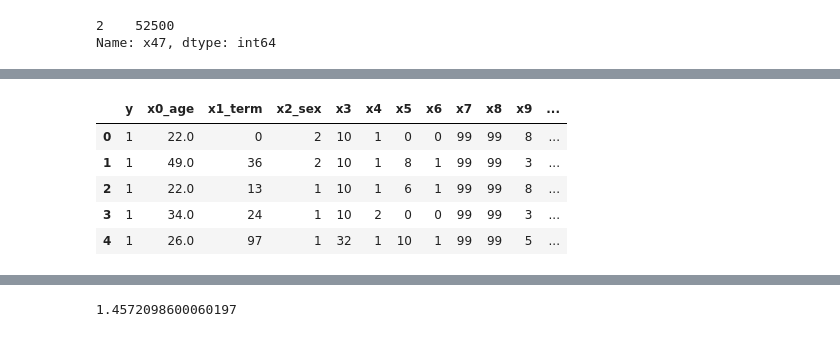
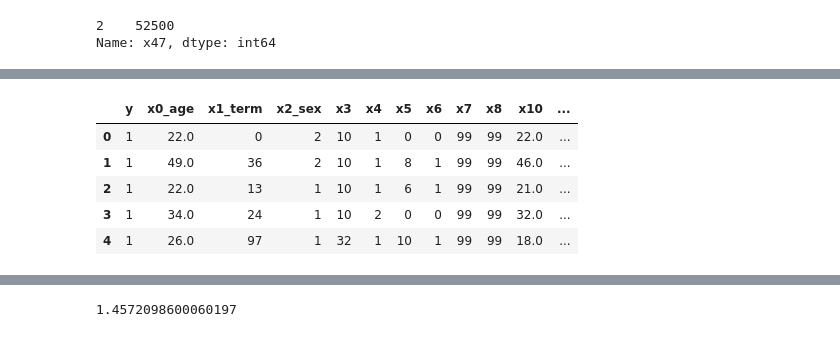
Before and after one commit to tk-tatsuro/data-science, a Jupyter notebook: bainary_classification/binary_classification.ipynb, the cells around one changed output, grey strips where cells are left out. Saved outputs shown, nothing was run; the diff lists cells and outputs as text; code cells hidden in the pictures.

```diff
--- a/bainary_classification/binary_classification.ipynb
+++ b/bainary_classification/binary_classification.ipynb
@@ -1388,0 +1376,7 @@ df_proc
+# %%
+# one hot encoding
+df_proc = pd.get_dummies(df_proc, columns=['x9'])
+df_proc
+# df_onehot = df_proc.copy()
+# df_onehot = pd.get_dummies(df_onehot, columns=['x9'])
+# df_onehot
@@ -1884,7 +1892,7 @@ Name: x72, dtype: int64
 # %%
 # x14,x18,x19,x21,x22,x23,x27,x28,x29,x30,x31,x33,x34,x35,x36,x37,x38,x40,'x49',x72、以外
 # %%
-# drop_col = ['x14','x18','x19','x21','x22','x23','x27','x28','x29','x30','x31','x33','x34','x35','x36','x37','x38','x40','x49','x72']
+drop_col = ['x14','x18','x19','x21','x22','x23','x27','x28','x29','x30','x31','x33','x34','x35','x36','x37','x38','x40','x49','x72']
 df_spray = df_proc.drop(drop_col, axis=1)
-# df_spray
+df_spray.columns
 # 残しても精度に影響が出ないため、削除する
@@ -3266,7 +3295,7 @@ from sklearn.feature_selection import VarianceThreshold
 sel = VarianceThreshold(threshold=0)
 print(train_X.shape) # 全項目
 X_train = train_X.copy()
-sel.fit(X_train)
+sel.fit(X_train) # 分散0の項目を排除
 print(sum(sel.get_support())) # 非該当項目
 X_train = X_train.loc[:, sel.get_support()]
 print(X_train.shape) # 非該当項目
@@ -3275,6 +3304,7 @@ X_train_diff = train_X.drop(columns=X_train)
 print(X_train_diff.columns) # 該当項目
 # 下記も削除対象とする
 cols =['x46', 'x48', 'x50', 'x51'] # 'x47'残す
-df_label = df_label.drop(columns=cols)
-df_label
+df_zero = df_label.copy()
+df_zero = df_zero.drop(columns=cols)
+df_zero
 # %% [output]
@@ -3340,10 +3378,10 @@ Name: x47, dtype: int64
 # %%
 from sklearn.decomposition import PCA
 pca = PCA()
-pca.fit(df_label)
-feature = pca.transform(df_label)
-# pd.DataFrame(feature, columns=["{0}".format(x) for x in df_label.columns]).head()
-df_pca = pd.DataFrame(pca.explained_variance_ratio_, index=["{}".format(x) for x in df_label.columns])
+pca.fit(df_zero)
+feature = pca.transform(df_zero)
+# pd.DataFrame(feature, columns=["{0}".format(x) for x in df_zero.columns]).head()
+df_pca = pd.DataFrame(pca.explained_variance_ratio_, index=["{}".format(x) for x in df_zero.columns])
 df_pca.sort_values(0, ascending=False).head(10)
 # %% [output]
 |  | 0 |
@@ -3360,35 +3398,35 @@ df_pca.sort_values(0, ascending=False).head(10)
 # %%
 # 手あたり次第に作ってみて、影響度見て削る
 # x0_age   x10
 # x5       　　x6
 # x59      x67
 # x59      x68
 # x60      x61 ←x61削除済
 # x60      x65 ←x65削除済
 # x60      x66 ←x66削除済
 # x61      x65 ←x65削除済
 # x61      x66 ←x66削除済
 # x62      x71
 # x63      x64
 # x65      x66
 # x69      x70 ←x70削除済
 
-df_add = df_label.copy()
-# df_add['x73'] = (df_add['x0_age'] + df_add['x10'])/2
-# df_add['x74'] = (df_add['x5'] + df_add['x6'])/2
-# df_add['x75'] = (df_add['x59'] + df_add['x67'])/2
-# df_add['x76'] = (df_add['x59'] + df_add['x68'])/2
-# df_add['x77'] = (df_add['x62'] + df_add['x71'])/2
-# df_add['x78'] = (df_add['x63'] + df_add['x64'])/2
+df_add = df_zero.copy()
+df_add['x73'] = (df_add['x0_age'] + df_add['x10'])/2
+df_add['x74'] = (df_add['x5'] + df_add['x6'])/2
+df_add['x75'] = (df_add['x59'] + df_add['x67'])/2
+df_add['x76'] = (df_add['x59'] + df_add['x68'])/2
+df_add['x77'] = (df_add['x62'] + df_add['x71'])/2
+df_add['x78'] = (df_add['x63'] + df_add['x64'])/2
 # 生成したが効果がなかったため、生成しない
 df_add.head()
 # %% [output]
-|  | y | x0_age | x1_term | x2_sex | x3 | x4 | x5 | x6 | x7 | x8 | x9 | ... |
-| 0 | 1 | 22.0 | 0 | 2 | 10 | 1 | 0 | 0 | 99 | 99 | 8 | ... |
-| 1 | 1 | 49.0 | 36 | 2 | 10 | 1 | 8 | 1 | 99 | 99 | 3 | ... |
-| 2 | 1 | 22.0 | 13 | 1 | 10 | 1 | 6 | 1 | 99 | 99 | 8 | ... |
-| 3 | 1 | 34.0 | 24 | 1 | 10 | 2 | 0 | 0 | 99 | 99 | 3 | ... |
-| 4 | 1 | 26.0 | 97 | 1 | 32 | 1 | 10 | 1 | 99 | 99 | 5 | ... |
+|  | y | x0_age | x1_term | x2_sex | x3 | x4 | x5 | x6 | x7 | x8 | x10 | ... |
+| 0 | 1 | 22.0 | 0 | 2 | 10 | 1 | 0 | 0 | 99 | 99 | 22.0 | ... |
+| 1 | 1 | 49.0 | 36 | 2 | 10 | 1 | 8 | 1 | 99 | 99 | 46.0 | ... |
+| 2 | 1 | 22.0 | 13 | 1 | 10 | 1 | 6 | 1 | 99 | 99 | 21.0 | ... |
+| 3 | 1 | 34.0 | 24 | 1 | 10 | 2 | 0 | 0 | 99 | 99 | 32.0 | ... |
+| 4 | 1 | 26.0 | 97 | 1 | 32 | 1 | 10 | 1 | 99 | 99 | 18.0 | ... |
 # %%
 # 再評価
 # ランダム・フォレストによる相互作用評価
```
Also changed, not shown: parts of 96 cells of this notebook.
